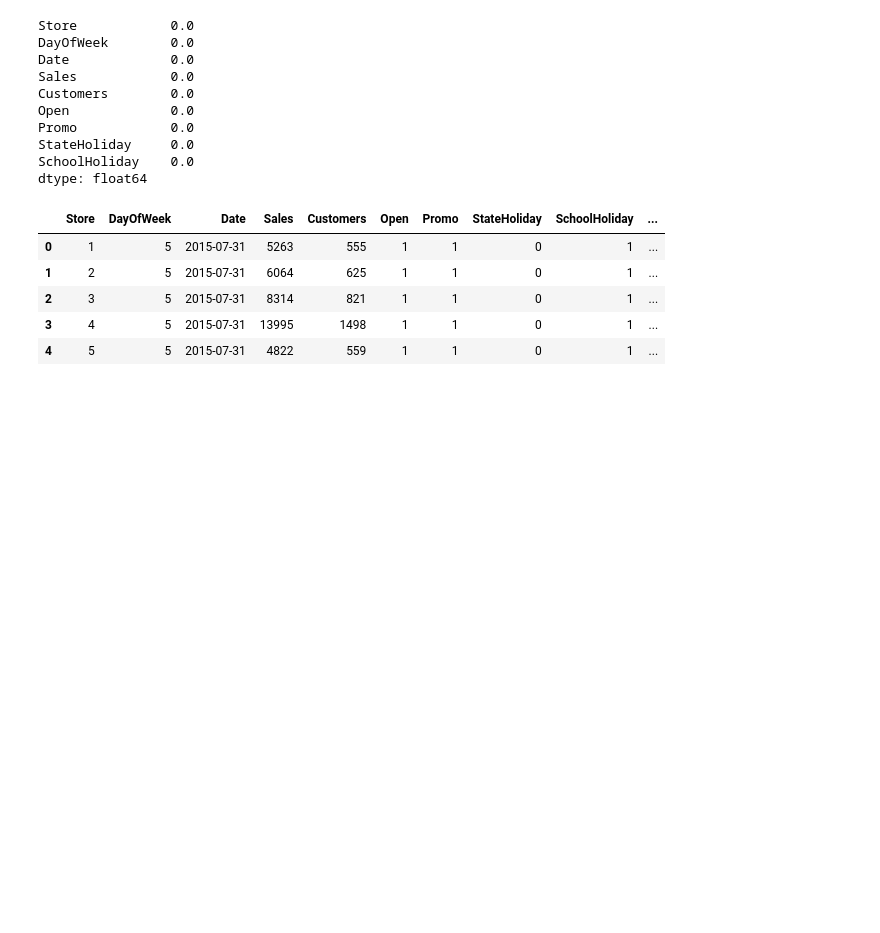
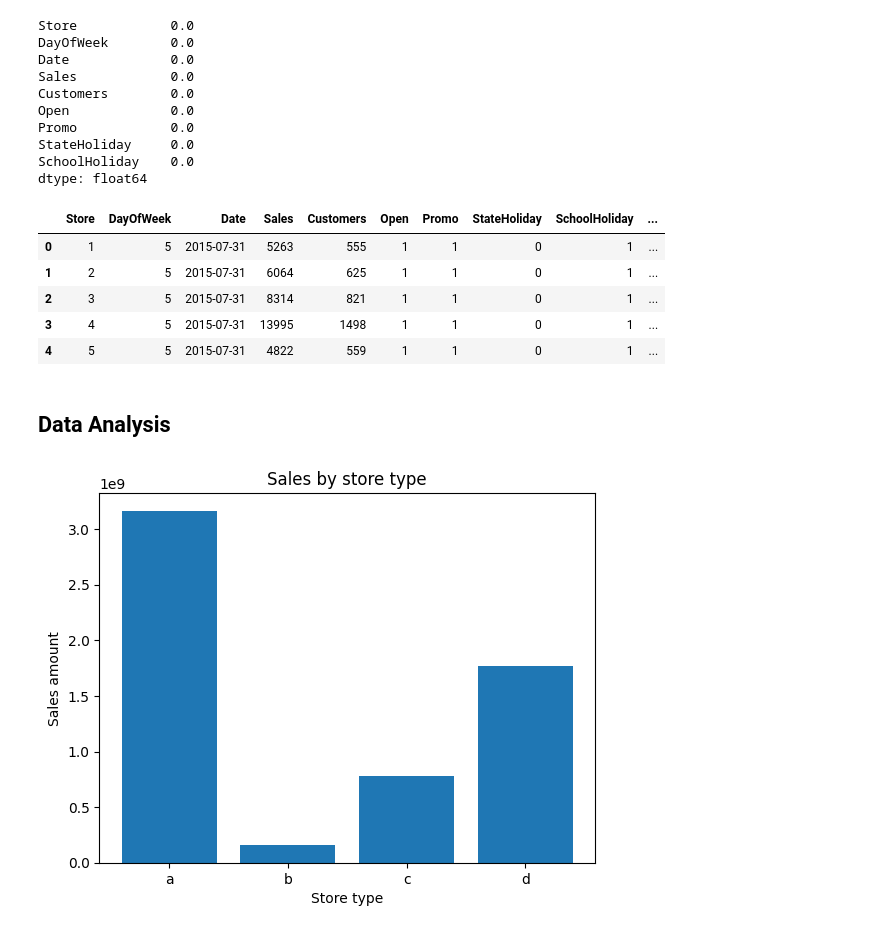
Before and after one commit to prathamesh0902/competitor_analysis, a Jupyter notebook: analysis.ipynb, the cells around one changed output. Drawn from its saved outputs; the diff is of its cells as text; code cells hidden in the pictures; blank space fills up the shorter version.

```diff
--- a/analysis.ipynb
+++ b/analysis.ipynb
@@ -66,3 +67,14 @@ df.head()
 | 2 | 3 | 5 | 2015-07-31 | 8314 | 821 | 1 | 1 | 0 | 1 | ... |
 | 3 | 4 | 5 | 2015-07-31 | 13995 | 1498 | 1 | 1 | 0 | 1 | ... |
 | 4 | 5 | 5 | 2015-07-31 | 4822 | 559 | 1 | 1 | 0 | 1 | ... |
+# %% [markdown]
+## Data Analysis
+# %%
+salesbystoretype = df.groupby("StoreType")['Sales'].sum()
+plt.bar(salesbystoretype.index,salesbystoretype.values)
+plt.xlabel("Store type")
+plt.ylabel("Sales amount")
+plt.title("Sales by store type")
+plt.show()
+# %% [output]
+[figure, added]
```
Also changed, not shown: parts of 10 cells of this notebook, 2 other files.
